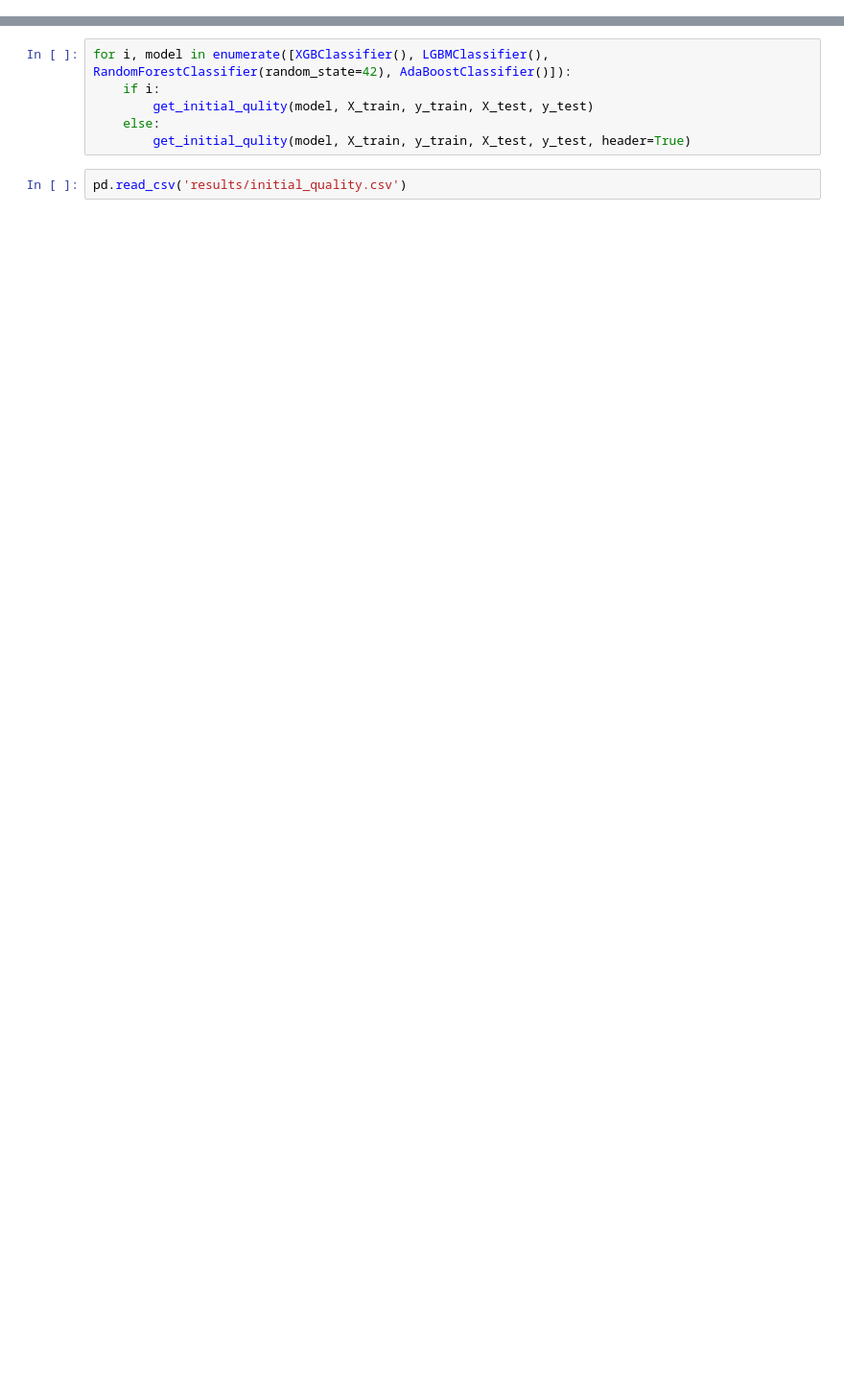
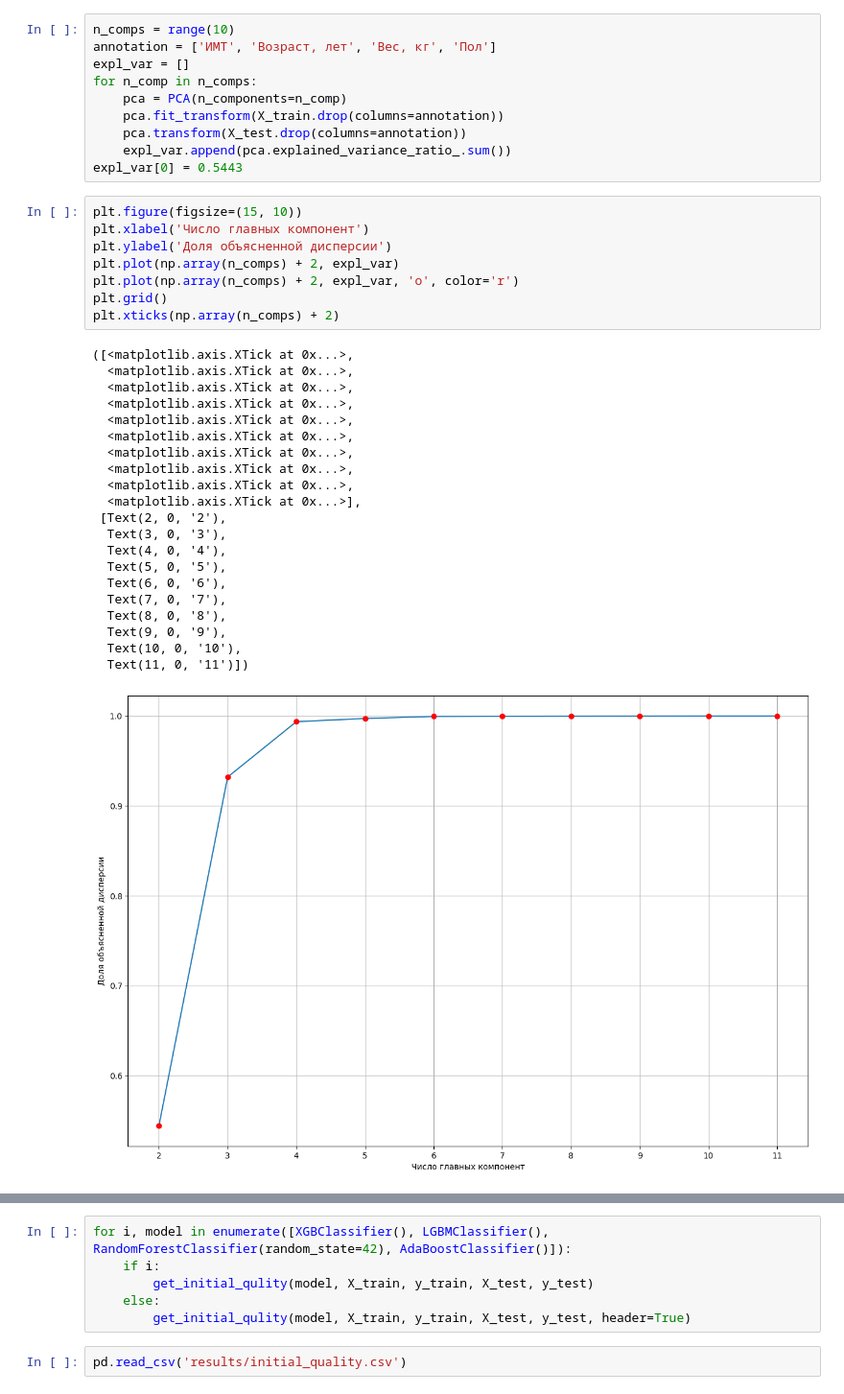
Before and after one commit to SergeyMaslikhov/CardioSampling, a Jupyter notebook: Building_models.ipynb, the cells around one changed output, grey strips where cells are left out. Shown at 96% size. Saved outputs shown, nothing was run; the diff lists cells and outputs as text; blank space fills up the shorter version.

```diff
--- a/Building_models.ipynb
+++ b/Building_models.ipynb
@@ -53,0 +91,40 @@ y_test = le.transform(X_test.pop('Наличие НУО'))
+# %%
+n_comps = range(10)
+annotation = ['ИМТ', 'Возраст, лет', 'Вес, кг', 'Пол']
+expl_var = []
+for n_comp in n_comps:
+    pca = PCA(n_components=n_comp)
+    pca.fit_transform(X_train.drop(columns=annotation))
+    pca.transform(X_test.drop(columns=annotation))
+    expl_var.append(pca.explained_variance_ratio_.sum())
+expl_var[0] = 0.5443
+# %%
+plt.figure(figsize=(15, 10))
+plt.xlabel('Число главных компонент')
+plt.ylabel('Доля объясненной дисперсии')
+plt.plot(np.array(n_comps) + 2, expl_var)
+plt.plot(np.array(n_comps) + 2, expl_var, 'o', color='r')
+plt.grid()
+plt.xticks(np.array(n_comps) + 2)
+# %% [output]
+([<matplotlib.axis.XTick at 0x...>,
+  <matplotlib.axis.XTick at 0x...>,
+  <matplotlib.axis.XTick at 0x...>,
+  <matplotlib.axis.XTick at 0x...>,
+  <matplotlib.axis.XTick at 0x...>,
+  <matplotlib.axis.XTick at 0x...>,
+  <matplotlib.axis.XTick at 0x...>,
+  <matplotlib.axis.XTick at 0x...>,
+  <matplotlib.axis.XTick at 0x...>,
+  <matplotlib.axis.XTick at 0x...>],
+ [Text(2, 0, '2'),
+  Text(3, 0, '3'),
+  Text(4, 0, '4'),
+  Text(5, 0, '5'),
+  Text(6, 0, '6'),
+  Text(7, 0, '7'),
+  Text(8, 0, '8'),
+  Text(9, 0, '9'),
+  Text(10, 0, '10'),
+  Text(11, 0, '11')])
+[figure, added]
```
Also changed, not shown: parts of 41 cells of this notebook, 3 other files.
